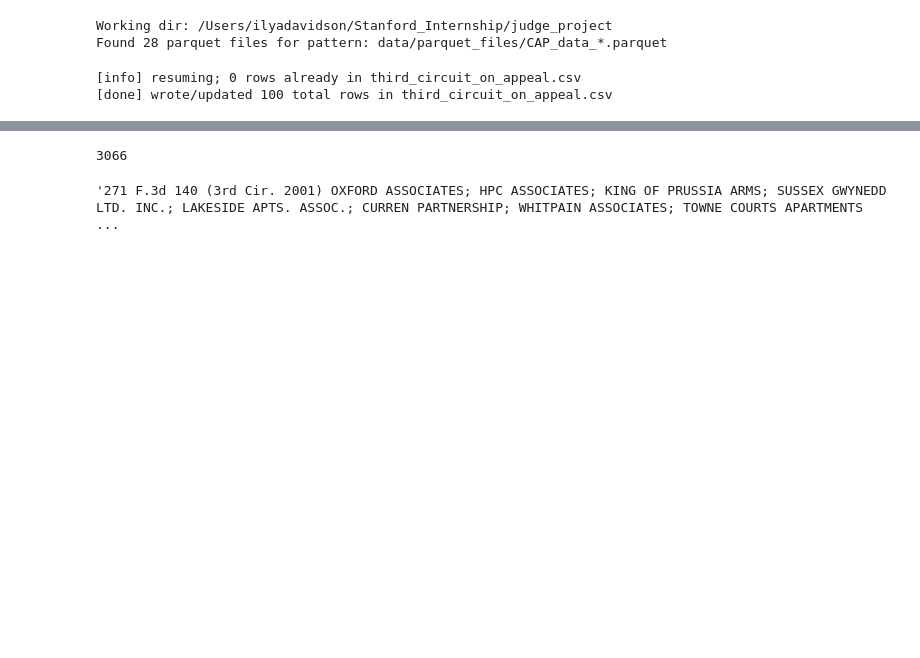
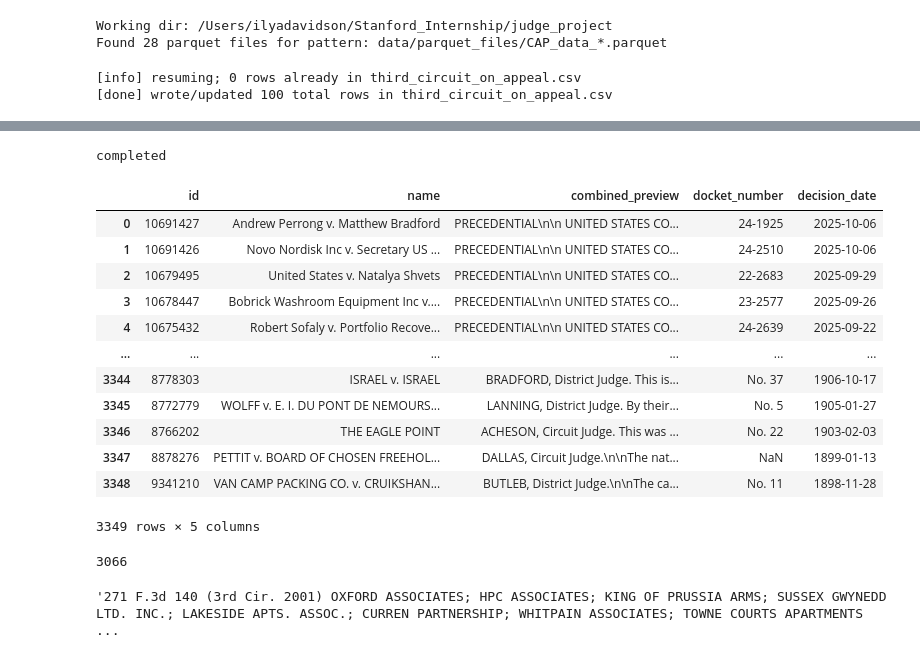
Before and after one commit to ilyadavidson/judge_project, a Jupyter notebook: Untitled-1.ipynb, the cells around one changed output, grey strips where cells are left out. Saved outputs shown, nothing was run; the diff lists cells and outputs as text; code cells hidden in the pictures; blank space fills up the shorter version.

```diff
--- a/Untitled-1.ipynb
+++ b/Untitled-1.ipynb
@@ -259,3 +363,29 @@ if __name__ == "__main__":
+# %%
+full = pd.read_csv("full_third_circuit_on_appeal.csv")
+# %%
+from openai import OpenAI
+client = OpenAI()
+
+batch = client.batches.retrieve("batch_68e69f9b3600819092d9577853d07c5d")
+print(batch.status)
+# %% [output]
+completed
+# %%
+full
+# %% [output]
+|  | id | name | combined_preview | docket_number | decision_date |
+| 0 | 10691427 | Andrew Perrong v. Matthew Bradford | PRECEDENTIAL\n\n UNITED STATES CO... | 24-1925 | 2025-10-06 |
+| 1 | 10691426 | Novo Nordisk Inc v. Secretary US ... | PRECEDENTIAL\n\n UNITED STATES CO... | 24-2510 | 2025-10-06 |
+| 2 | 10679495 | United States v. Natalya Shvets | PRECEDENTIAL\n\n UNITED STATES CO... | 22-2683 | 2025-09-29 |
+| 3 | 10678447 | Bobrick Washroom Equipment Inc v.... | PRECEDENTIAL\n\n UNITED STATES CO... | 23-2577 | 2025-09-26 |
+| 4 | 10675432 | Robert Sofaly v. Portfolio Recove... | PRECEDENTIAL\n\n UNITED STATES CO... | 24-2639 | 2025-09-22 |
+| ... | ... | ... | ... | ... | ... |
+| 3344 | 8778303 | ISRAEL v. ISRAEL | BRADFORD, District Judge. This is... | No. 37 | 1906-10-17 |
+| 3345 | 8772779 | WOLFF v. E. I. DU PONT DE NEMOURS... | LANNING, District Judge. By their... | No. 5 | 1905-01-27 |
+| 3346 | 8766202 | THE EAGLE POINT | ACHESON, Circuit Judge. This was ... | No. 22 | 1903-02-03 |
+| 3347 | 8878276 | PETTIT v. BOARD OF CHOSEN FREEHOL... | DALLAS, Circuit Judge.\n\nThe nat... | NaN | 1899-01-13 |
+| 3348 | 9341210 | VAN CAMP PACKING CO. v. CRUIKSHAN... | BUTLEB, District Judge.\n\nThe ca... | No. 11 | 1898-11-28 |
+3349 rows × 5 columns
 # %%
 df = pd.read_csv("third_circuit_on_appeal.csv")
 # %%
```
Also changed, not shown: parts of 2 cells of this notebook, 7 other files.
